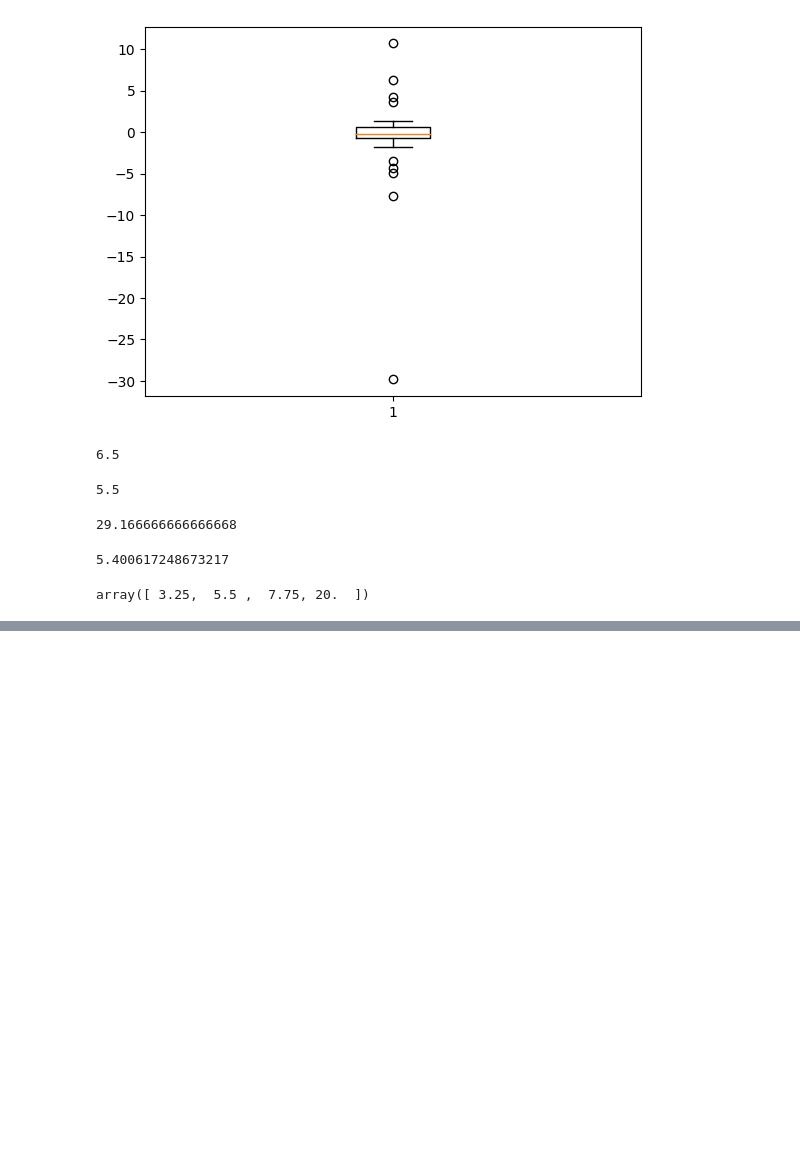
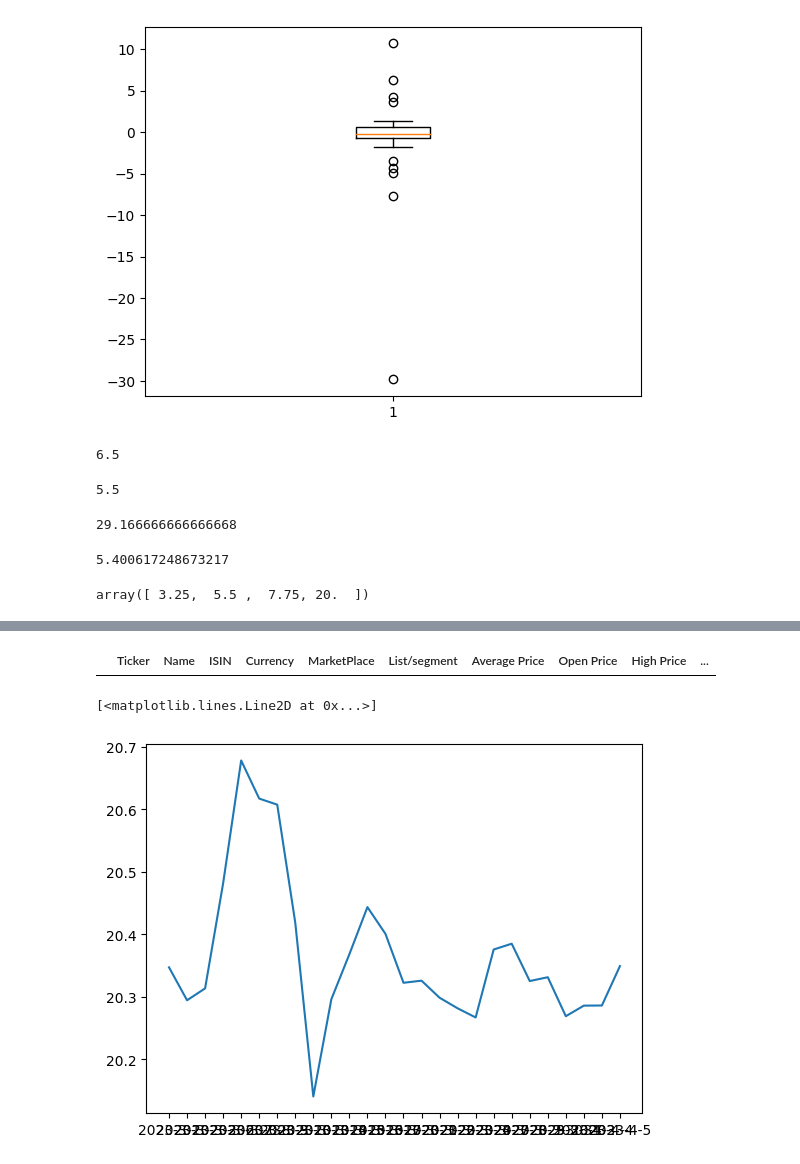
Before and after one commit to artursolekss/PythonPracticalMain, a Jupyter notebook: Pandas/Examples.ipynb, the cells around one changed output, grey strips where cells are left out. Drawn from its saved outputs; the diff is of its cells as text; code cells hidden in the pictures; blank space fills up the shorter version.

```diff
--- a/Pandas/Examples.ipynb
+++ b/Pandas/Examples.ipynb
@@ -112,0 +134,35 @@ for market in allMarkets:
+# %%
+pandas.read_excel("https://nasdaqbaltic.com/statistics/en/shares?download=1&date=2023-03-05")
+# %% [output]
+|  | Ticker | Name | ISIN | Currency | MarketPlace | List/segment | Average Price | Open Price | High Price | ... |
+# %%
+dates = pandas.date_range("2023-03-01","2023-04-05",freq="d")
+# %%
+for date in dates:
+    date_str = str(date.date().year) + "-" + str(date.date().month) + "-" + str(date.date().day)
+    filename = "https://nasdaqbaltic.com/statistics/en/shares?download=1&date=" + date_str
+    prices_dat = pandas.read_excel(filename)
+    data[date_str] = prices_dat
+# %%
+dates = pandas.date_range("2023-03-01","2023-04-05",freq="d")
+for date in dates:
+    date_str = str(date.date().year) + "-" + str(date.date().month) + "-" + str(date.date().day)
+    filename = "https://nasdaqbaltic.com/statistics/en/shares?download=1&date=" + date_str
+    prices_dat = pandas.read_excel(filename)
+    data[date_str] = prices_dat
+
+ticker = "IGN1L"
+prices = list()
+dates = list()
+
+for date,data_day in data.items():
+    avg_price = list(data_day[data_day["Ticker"] == ticker]["Average Price"])
+    if len(avg_price) > 0:
+        price = avg_price[0]
+        prices.append(price)
+        dates.append(date)
+
+pl.plot(dates,prices)
+# %% [output]
+[<matplotlib.lines.Line2D at 0x...>]
+[figure, added]
```
Also changed, not shown: parts of 3 cells of this notebook.
